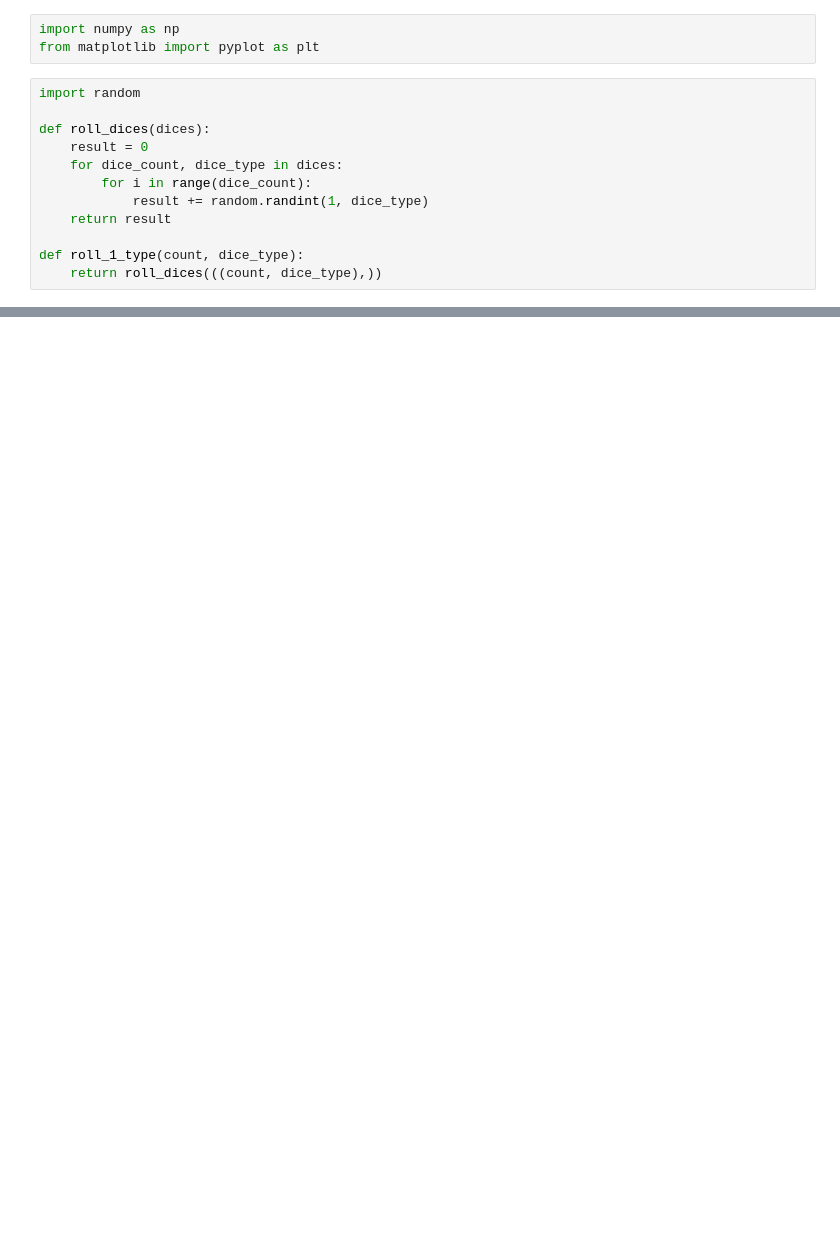
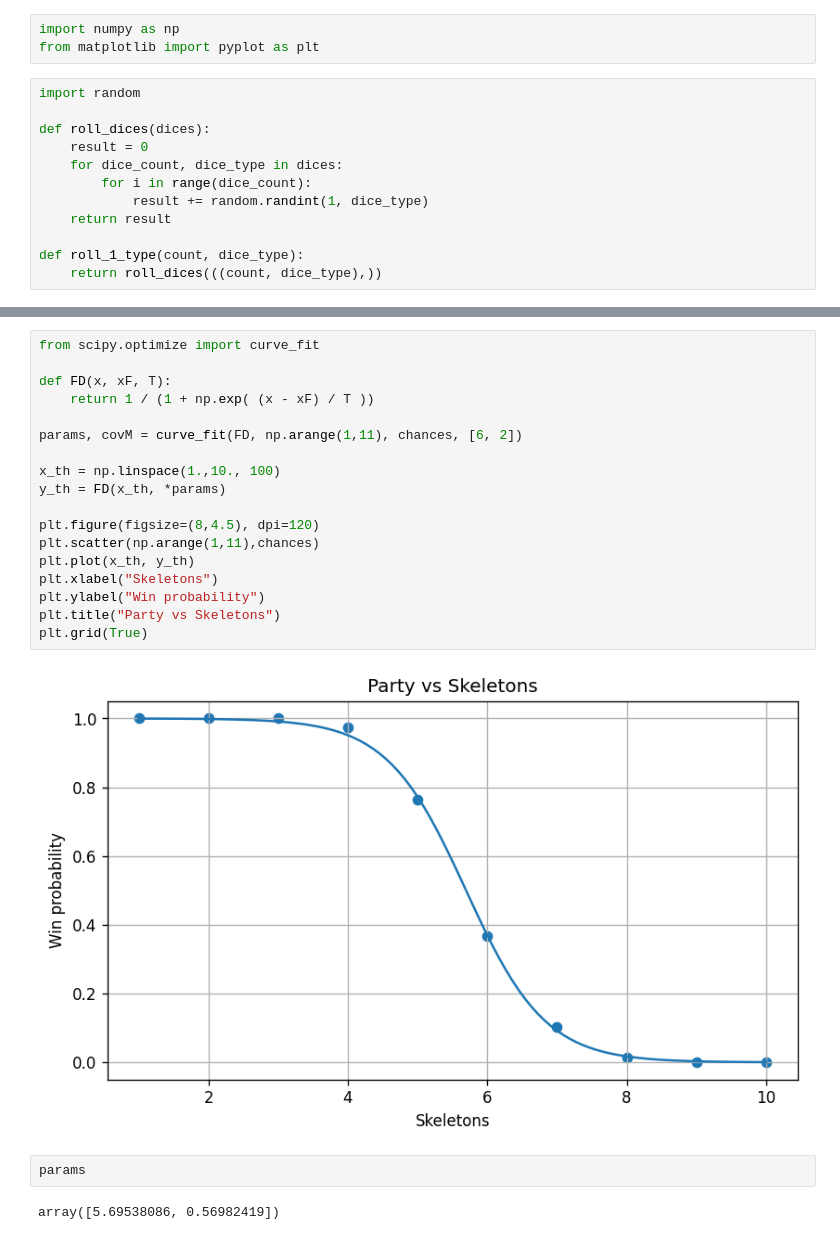
Before and after one commit to DedkovEA/Dnd_encounter, a Jupyter notebook: encounter.ipynb, the cells around one changed output, grey strips where cells are left out. Cells and saved outputs as stored; diff of their text form; blank space fills up the shorter version.

```diff
--- a/encounter.ipynb
+++ b/encounter.ipynb
@@ -519,0 +658,24 @@ for i in range(10):
+# %%
+from scipy.optimize import curve_fit
+
+def FD(x, xF, T):
+    return 1 / (1 + np.exp( (x - xF) / T ))
+
+params, covM = curve_fit(FD, np.arange(1,11), chances, [6, 2])
+
+x_th = np.linspace(1.,10., 100)
+y_th = FD(x_th, *params)
+
+plt.figure(figsize=(8,4.5), dpi=120)
+plt.scatter(np.arange(1,11),chances)
+plt.plot(x_th, y_th)
+plt.xlabel("Skeletons")
+plt.ylabel("Win probability")
+plt.title("Party vs Skeletons")
+plt.grid(True)
+# %% [output]
+[figure, added]
+# %%
+params
+# %% [output]
+array([5.69538086, 0.56982419])
```
Also changed, not shown: parts of 9 cells of this notebook.
